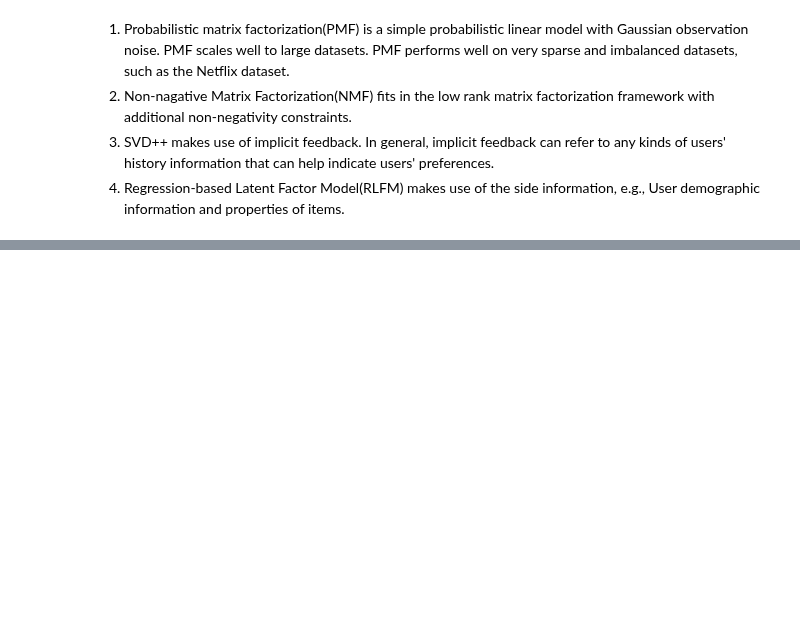
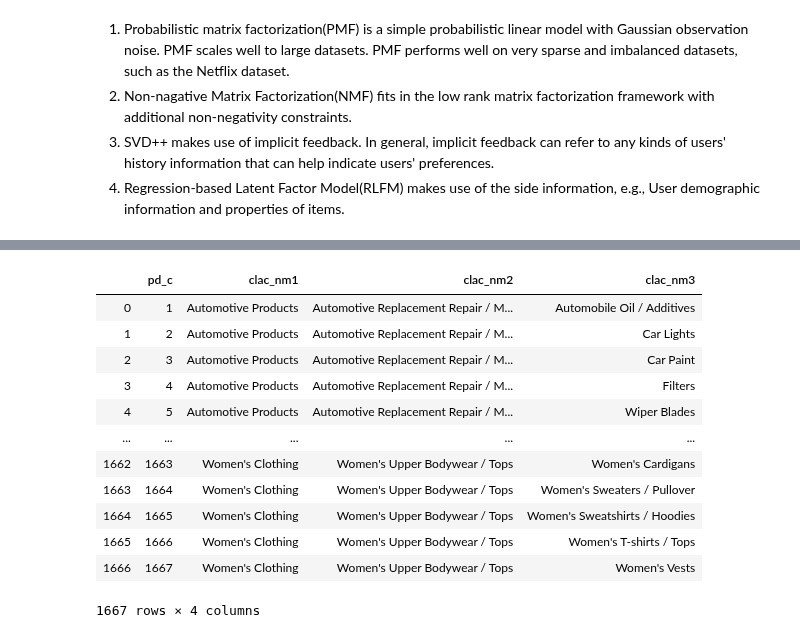
Before and after one commit to hojisu/recommendation-project, a Jupyter notebook: Implicit-Feedback-Rec-System-Hybrid Rec.ipynb, the cells around one changed output, grey strips where cells are left out. Drawn from its saved outputs; the diff is of its cells as text; code cells hidden in the pictures; blank space fills up the shorter version.

```diff
--- a/Implicit-Feedback-Rec-System-Hybrid Rec.ipynb
+++ b/Implicit-Feedback-Rec-System-Hybrid Rec.ipynb
@@ -54,6 +52,22 @@ df_action.tail()
 | 3196359 | 4129 | 1 | 1 | 0 | A02 | 2019-07-21 | 01:18 | 1525 | NaN | 여성메탈시계 | ... |
 | 3196360 | 54403 | 3 | 1 | 0 | A02 | 2019-07-31 | 20:14 | 16905 | NaN | 비비고왕교자 | ... |
 | 3196361 | 54403 | 4 | 1 | 0 | A02 | 2019-08-18 | 16:35 | 82700 | NaN | 에포테쉬볼륨팝브러쉬 | ... |
+# %%
+df_product
+# %% [output]
+|  | pd_c | clac_nm1 | clac_nm2 | clac_nm3 |
+| 0 | 1 | Automotive Products | Automotive Replacement Repair / M... | Automobile Oil / Additives |
+| 1 | 2 | Automotive Products | Automotive Replacement Repair / M... | Car Lights |
+| 2 | 3 | Automotive Products | Automotive Replacement Repair / M... | Car Paint |
+| 3 | 4 | Automotive Products | Automotive Replacement Repair / M... | Filters |
+| 4 | 5 | Automotive Products | Automotive Replacement Repair / M... | Wiper Blades |
+| ... | ... | ... | ... | ... |
+| 1662 | 1663 | Women's Clothing | Women's Upper Bodywear / Tops | Women's Cardigans |
+| 1663 | 1664 | Women's Clothing | Women's Upper Bodywear / Tops | Women's Sweaters / Pullover |
+| 1664 | 1665 | Women's Clothing | Women's Upper Bodywear / Tops | Women's Sweatshirts / Hoodies |
+| 1665 | 1666 | Women's Clothing | Women's Upper Bodywear / Tops | Women's T-shirts / Tops |
+| 1666 | 1667 | Women's Clothing | Women's Upper Bodywear / Tops | Women's Vests |
+1667 rows × 4 columns
 # %%
 # sech_kwd NaN은 drop
 df0 = df_action.dropna(subset = ['sech_kwd']).reset_index(drop=True)
```
Also changed, not shown: parts of 19 cells of this notebook, 1 other file.
